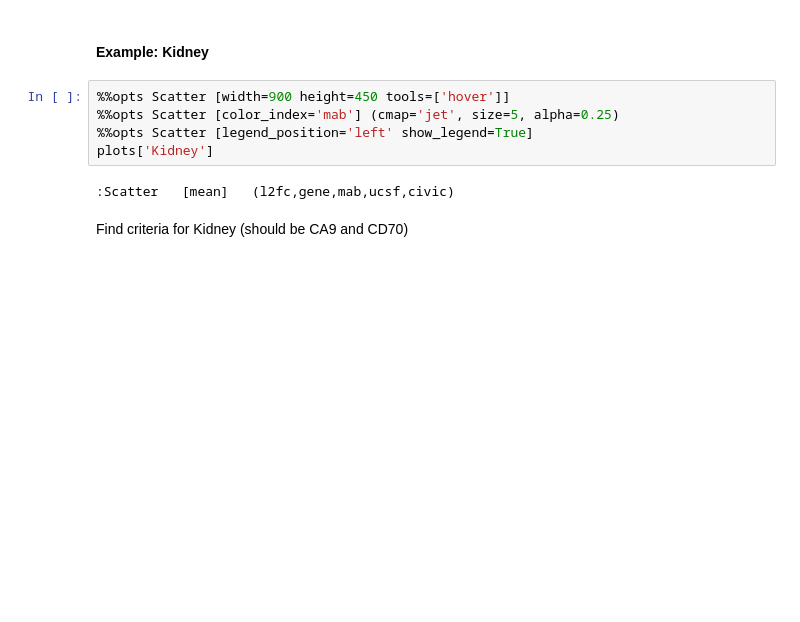
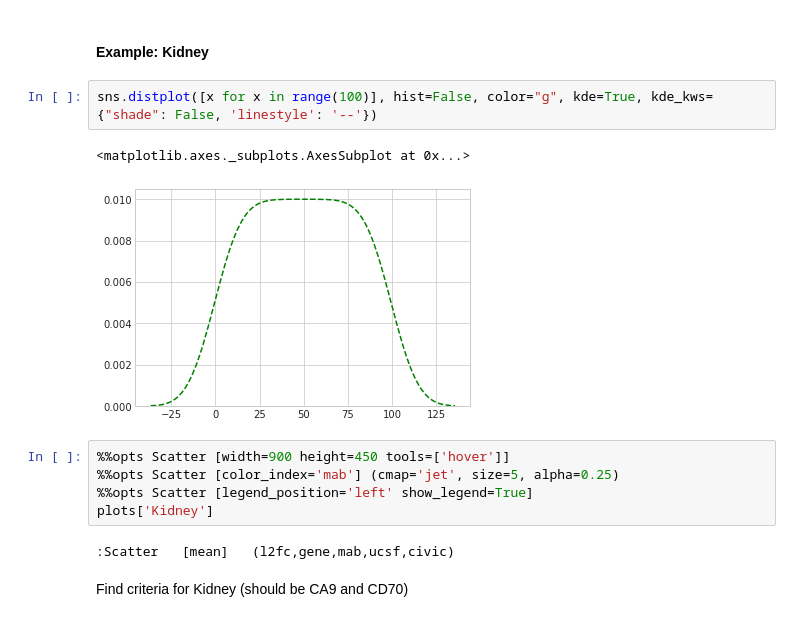
Before and after one commit to jvivian/rnaseq-notebooks, a Jupyter notebook: Repositional-Targets/Repositional-Drug-Targets.ipynb, the cells around one changed output. Cells and saved outputs as stored; diff of their text form; blank space fills up the shorter version.

```diff
--- a/Repositional-Targets/Repositional-Drug-Targets.ipynb
+++ b/Repositional-Targets/Repositional-Drug-Targets.ipynb
@@ -158,6 +160,11 @@ lt.head()
 | RNF44 | False | RNF44 | 0.400977 | False | 11.453589 | False | 10.534968 | 125 | 8.817158 | Adrenal | ... |
 # %% [markdown]
 #### Example: Kidney
+# %%
+sns.distplot([x for x in range(100)], hist=False, color="g", kde=True, kde_kws={"shade": False, 'linestyle': '--'})
+# %% [output]
+<matplotlib.axes._subplots.AxesSubplot at 0x...>
+[figure, added]
 # %%
 %%opts Scatter [width=900 height=450 tools=['hover']]
 %%opts Scatter [color_index='mab'] (cmap='jet', size=5, alpha=0.25)
```
Also changed, not shown: parts of 6 cells of this notebook.
